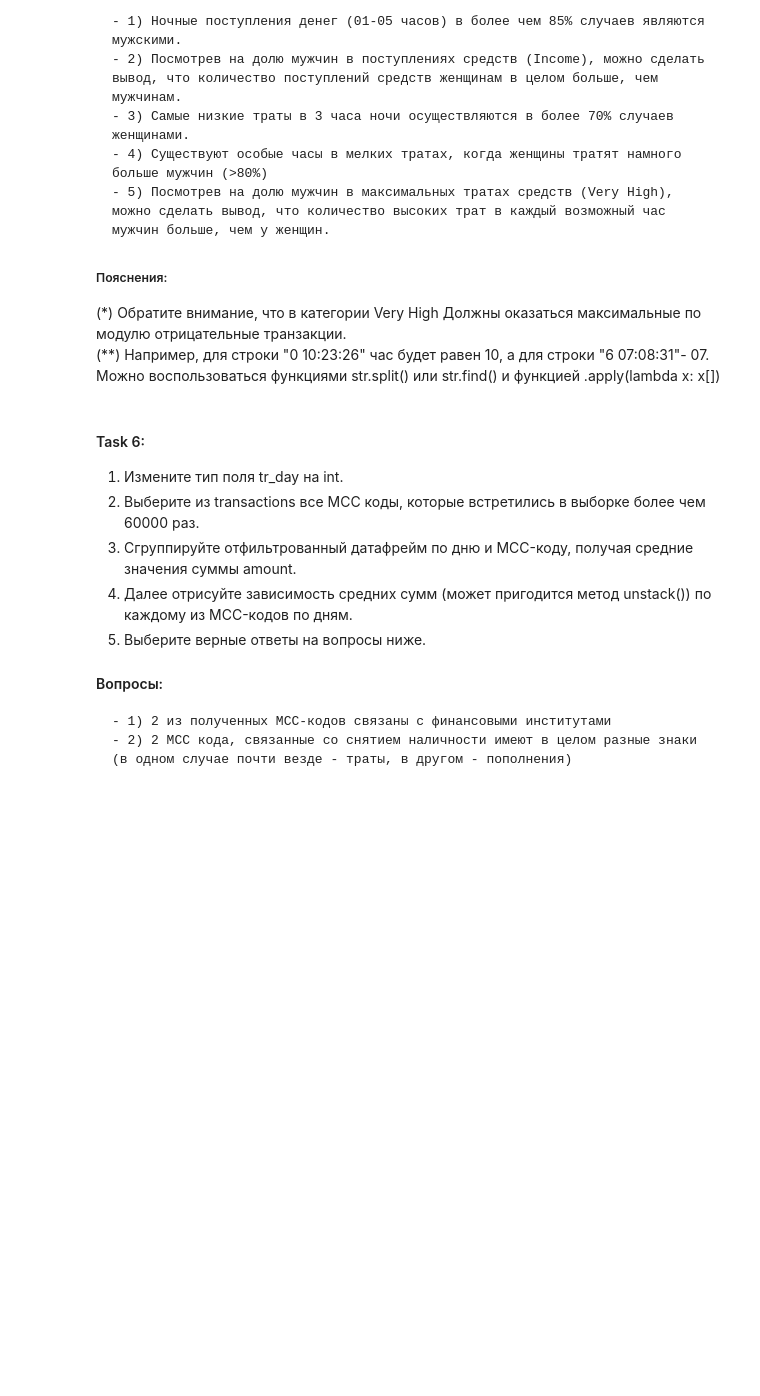
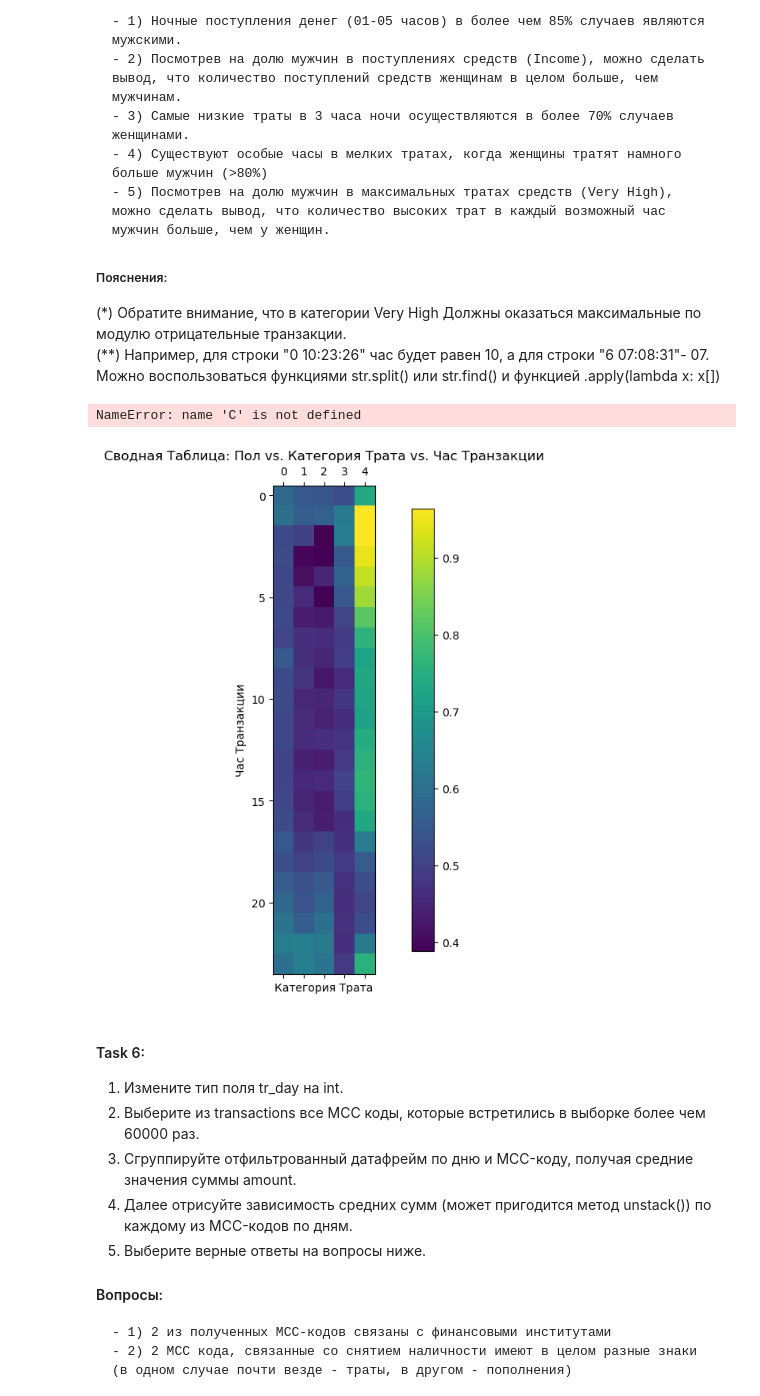
Before and after one commit to EdwardEqwee/Analis-Date-Python, a Jupyter notebook: project/Homework_2/Homework_2.ipynb, the cells around one changed output. Cells and saved outputs as stored; diff of their text form; code cells hidden in the pictures; blank space fills up the shorter version.

```diff
--- a/project/Homework_2/Homework_2.ipynb
+++ b/project/Homework_2/Homework_2.ipynb
@@ -169,14 +245,3 @@ del tr_types, tr_mcc_codes, customers_gender_train
 (\*) Обратите внимание, что в категории Very High Должны оказаться максимальные по модулю отрицательные транзакции. <br>
 (\**) Например, для строки "0 10:23:26" час будет равен 10, а для строки "6 07:08:31"- 07. Можно воспользоваться функциями str.split() или str.find() и
 функцией .apply(lambda x: x[])
-# %%
-def plot_pivot_table(pivot_table):
-    plt.figure(figsize=(9, 11))
-    sns.heatmap(pivot_table, cmap="YlGnBu", annot=True,
-                fmt='.3g', annot_kws={"size": 14, "fontsize": 14})
-    plt.xticks(fontsize=15)
-    plt.yticks(rotation=0, fontsize=15)
-    plt.xlabel('Bucket', size=18)
-    plt.ylabel('Hour', fontsize=18)
-    plt.title('Gender analysis per bucket and hour', fontsize=20)
-    plt.show()
@@ -185,3 +248,49 @@ def plot_pivot_table(pivot_table):
+# %%
+# Разбиение расходов на 5 бакетов
+tran2['amount_bucket'] = pd.qcut(tran2['amount'], q=[0, 0.2, 0.4, 0.6, 0.8, 1],
+                                  labels=['Very Low', 'Low', 'Middle', 'High', 'Very High'])
+
+# Отнесение неотрицательных трат к категории 'Income'
+tran2['amount_bucket'] = tran2['amount_bucket'].cat.add_categories('Income').fillna('Income')
+
+# Выделение часа из tr_datetime
+tran2['tr_hour'] = tran2['tr_datetime'].str.split(':').str[0].str[-2:]
+
+# Построение сводной таблицы
+pivot_table = pd.pivot_table(tran2, values='gender', index='tr_hour', columns='amount_bucket', aggfunc='mean')
+
+# Функция для отрисовки сводной таблицы
+def plot_pivot_table(pivot_table):
+    fig, ax = plt.subplots(figsize=(12, 8))
+    cax = ax.matshow(pivot_table, cmap='viridis')
+    fig.colorbar(cax, fraction=0.03, pad=0.05)
+    plt.xlabel('Категория Трата')
+    plt.ylabel('Час Транзакции')
+    plt.title('Сводная Таблица: Пол vs. Категория Трата vs. Час Транзакции')
+    С
+    # Отрисовка сводной таблицы с русскими надписями
+    fig, ax = plt.subplots(figsize=(12, 8))
+    cax = ax.matshow(pivot_table, cmap='viridis')
+
+    # Изменения для русских надписей
+    plt.xticks(range(len(pivot_table.columns)), pivot_table.columns, rotation=45)
+    plt.yticks(range(len(pivot_table.index)), pivot_table.index)
+
+    # Добавление цветовой шкалы
+    cbar = plt.colorbar(cax, fraction=0.03, pad=0.05)
+    cbar.set_label('Доля мужчин', rotation=270, labelpad=15)
+
+    # Добавление осей и подписей
+    plt.xlabel('Категория Трата')
+    plt.ylabel('Час Транзакции')
+    plt.title('Сводная Таблица: Пол vs. Категория Трата vs. Час Транзакции')
+    plt.show()
+
+# Отрисовка сводной таблицы
+plot_pivot_table(pivot_table)
+# %% [output]
+NameError: name 'С' is not defined
+[figure, added]
 # %% [markdown]
 #### Task 6:
 1. Измените тип поля tr_day на int.
```
Also changed, not shown: parts of 10 cells of this notebook.
